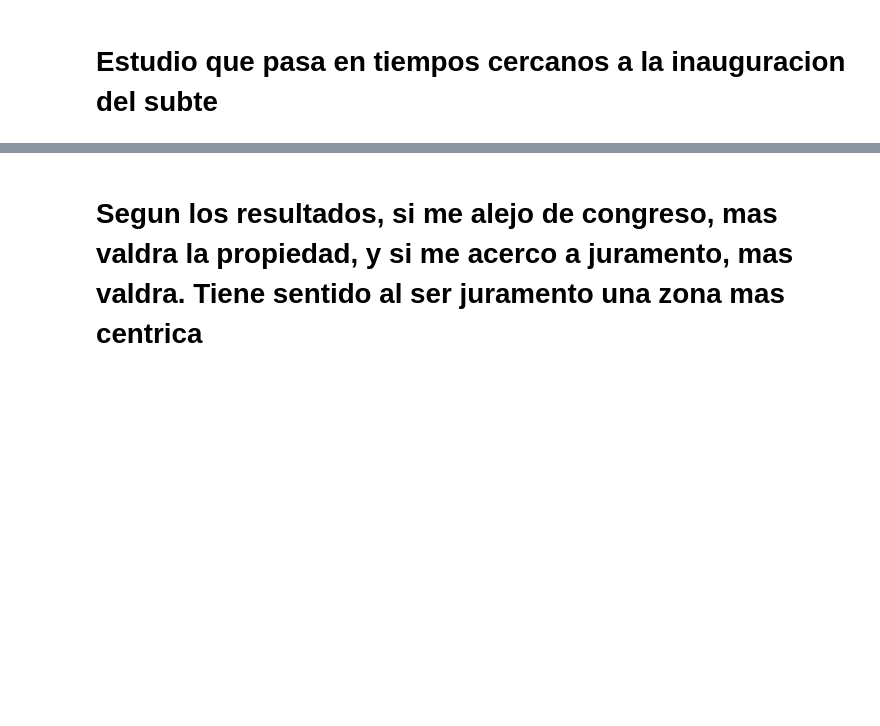
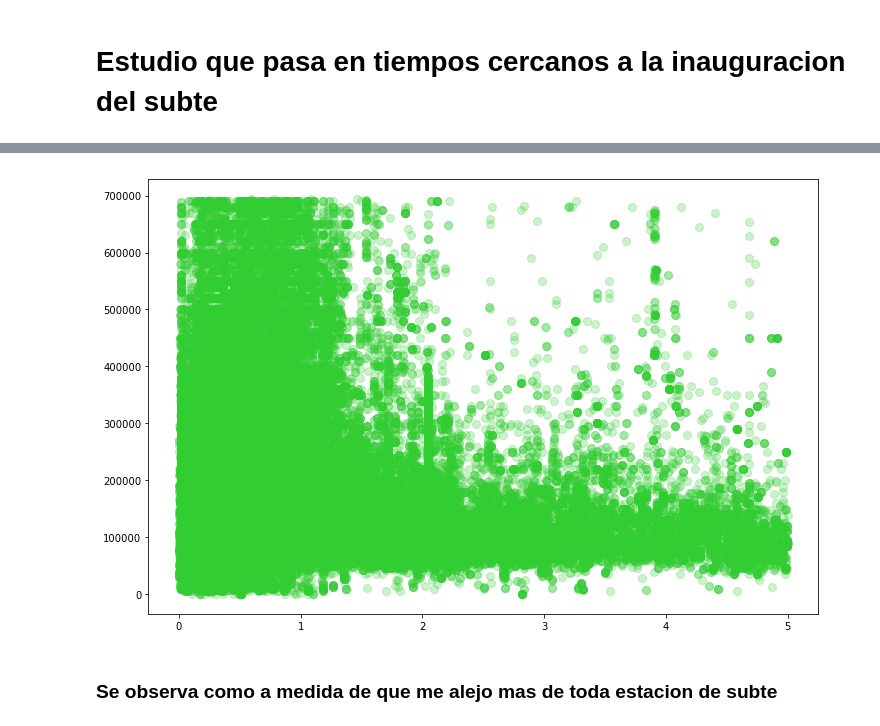
Before and after one commit to yussefomar/tp1OrganizacionComputador, a Jupyter notebook: AnalisisDistanciaSubte.ipynb, the cells around one changed output, grey strips where cells are left out. Saved outputs shown, nothing was run; the diff lists cells and outputs as text; code cells hidden in the pictures; blank space fills up the shorter version.

Commit message:
Analisis de distancia a medios de transporte en CABA

```diff
--- a/AnalisisDistanciaSubte.ipynb
+++ b/AnalisisDistanciaSubte.ipynb
@@ -83,2 +87,2 @@ propsBelgrano = propsBelgrano.dropna(subset=["lat-lon"])
 # %%
-propsBelgrano["distCongreso"] = propsBelgrano.apply(lambda row: calcular_distancia(latLonToInt(row["lat-lon"]),congreso),axis=1)
+propsCapital["distMinTransporte"] = propsCapital.apply(lambda row: min(calcular_distancia(latLonToInt(row["lat-lon"]),x) for x in medios_transporte),axis=1)
@@ -117,2 +89,16 @@ deptosCercanos.corr()
-# %% [markdown]
-# Segun los resultados, si me alejo de congreso, mas valdra la propiedad, y si me acerco a juramento, mas valdra. Tiene sentido al ser juramento una zona mas centrica
+# %%
+menorA5km = propsCapital[propsCapital["distMinTransporte"] < 5]
+# %%
+apartments = menorA10km[menorA5km["property_type"] == "apartment"]
+# %%
+#Me quedo con propiedades que valgan menos que el promedio + medio millon de dolares menos
+apartments = apartments[apartments["price_aprox_usd"] < apartments["price_aprox_usd"].mean() + 500000]
+# %%
+
+fig, ax = plt.subplots(figsize=(12,8))
+ax.plot(apartments.distMinTransporte, apartments.price_aprox_usd, marker="o", linestyle='', ms=8,color="limegreen", label="Apartment", alpha= 0.25)
+plt.show()
+# %% [output]
+[figure, added]
+# %% [markdown]
+### Se observa como a medida de que me alejo mas de toda estacion de subte
```
Also changed, not shown: parts of 20 cells of this notebook.
